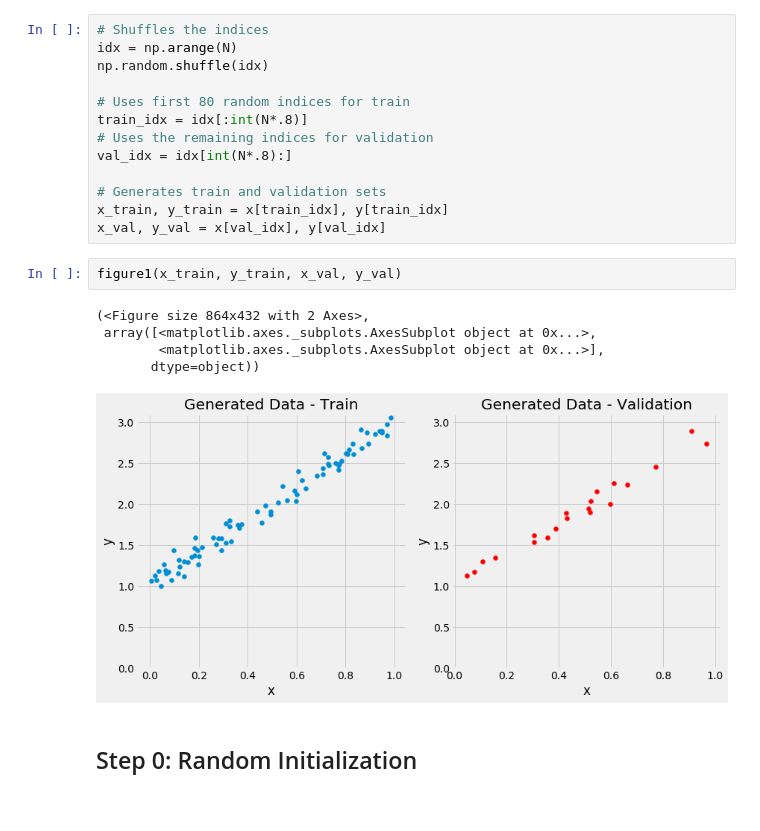
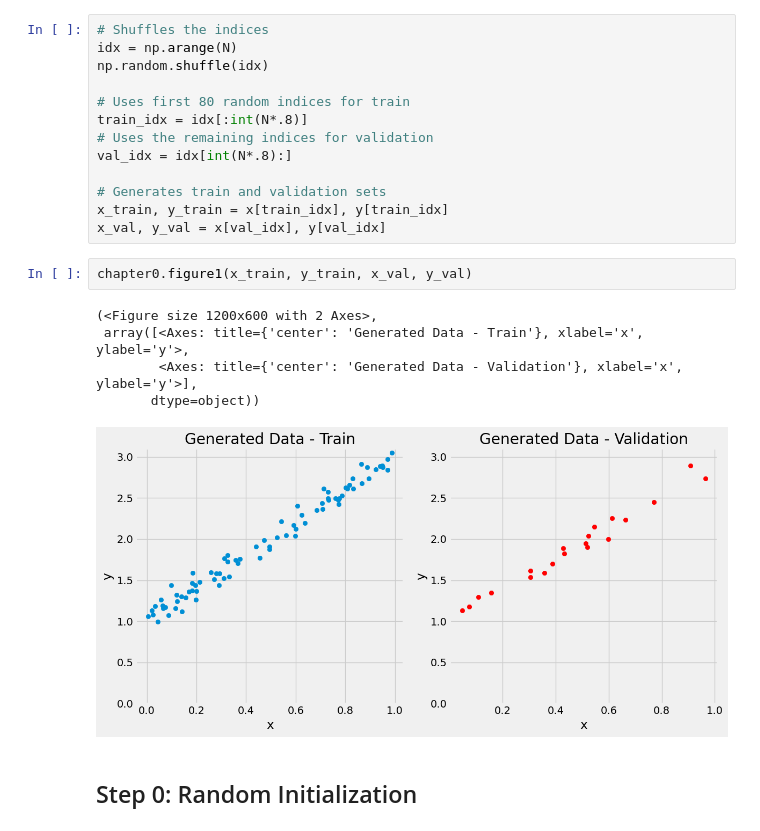
Before and after one commit to dvgodoy/PyTorchStepByStep, a Jupyter notebook: Chapter00.ipynb, the cells around one changed output. Cells and saved outputs as stored; diff of their text form.

```diff
--- a/Chapter00.ipynb
+++ b/Chapter00.ipynb
@@ -58,13 +58,13 @@ val_idx = idx[int(N*.8):]
 x_train, y_train = x[train_idx], y[train_idx]
 x_val, y_val = x[val_idx], y[val_idx]
 # %%
-figure1(x_train, y_train, x_val, y_val)
+chapter0.figure1(x_train, y_train, x_val, y_val)
 # %% [output]
-(<Figure size 864x432 with 2 Axes>,
- array([<matplotlib.axes._subplots.AxesSubplot object at 0x...>,
-        <matplotlib.axes._subplots.AxesSubplot object at 0x...>],
+(<Figure size 1200x600 with 2 Axes>,
+ array([<Axes: title={'center': 'Generated Data - Train'}, xlabel='x', ylabel='y'>,
+        <Axes: title={'center': 'Generated Data - Validation'}, xlabel='x', ylabel='y'>],
        dtype=object))
-[figure, old version]
+[figure, new version]
 # %% [markdown]
 ## Step 0: Random Initialization
 # %%
```
Also changed, not shown: parts of 11 cells of this notebook, 1 other file.
